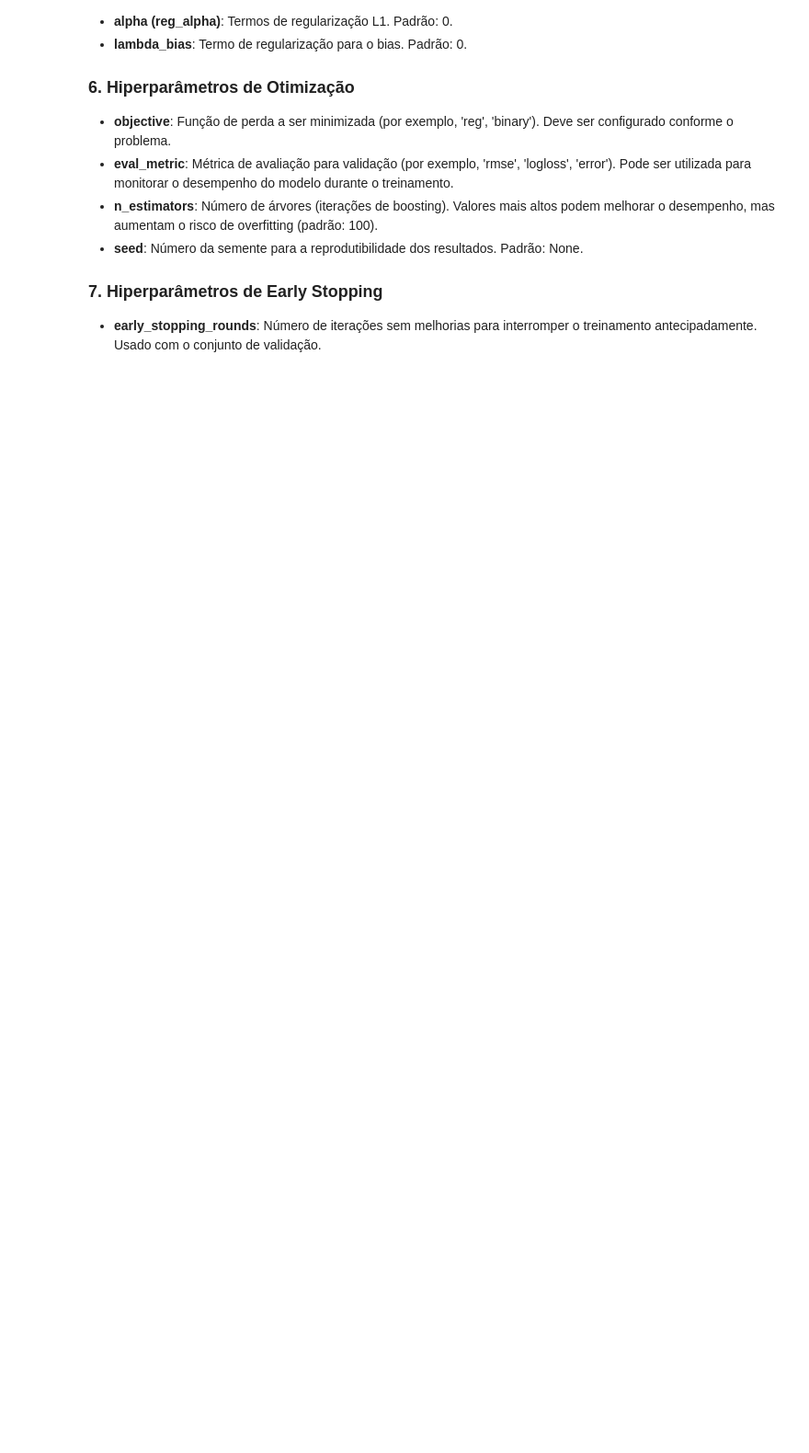
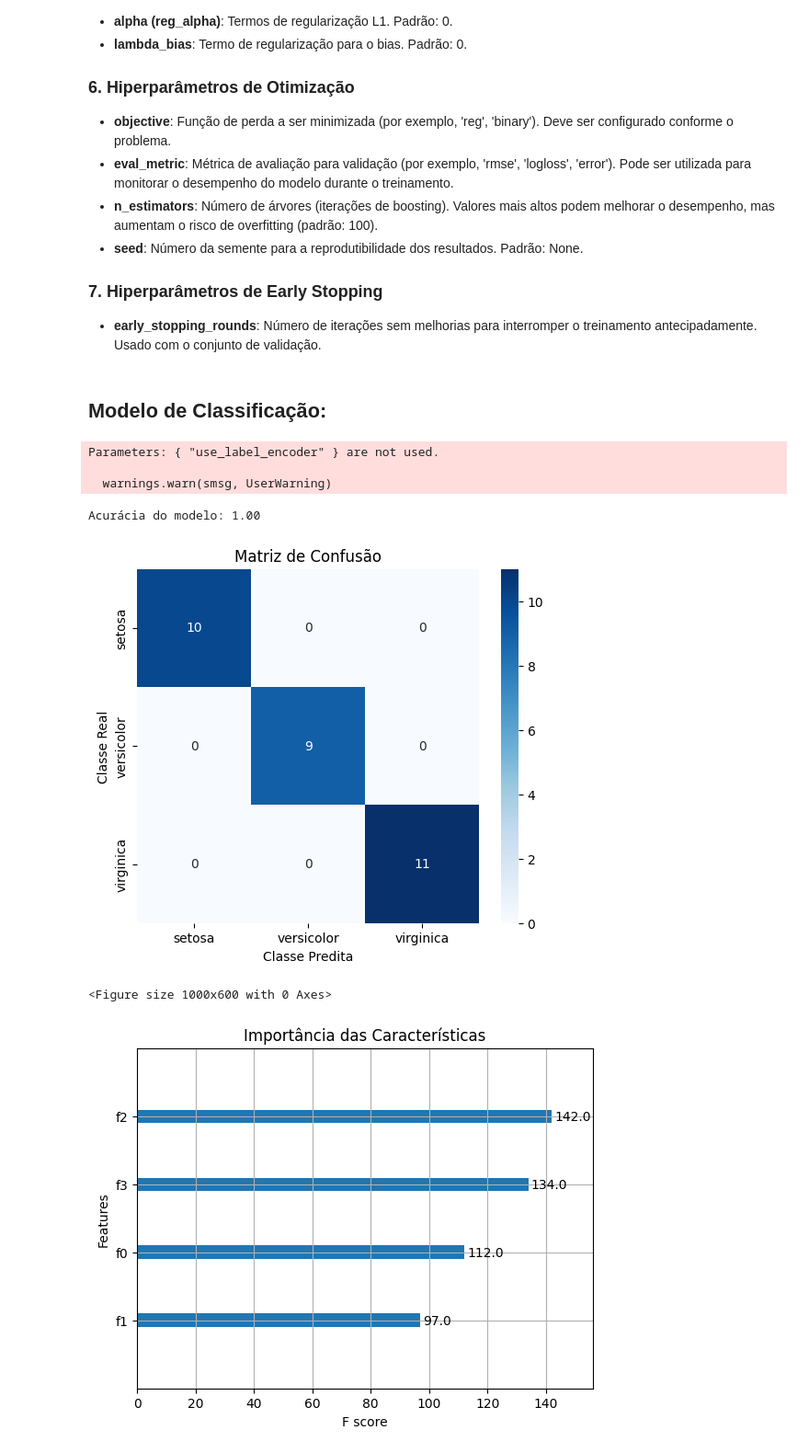
Before and after one commit to enzoschitini/machine-learning, a Jupyter notebook: XGBoost – Extreme Gradient Boosting/XGBoost – Extreme Gradient Boosting.ipynb, the cells around one changed output. Shown: that part at 92% size. Saved outputs shown, nothing was run; the diff lists cells and outputs as text; code cells hidden in the pictures; blank space fills up the shorter version.

```diff
--- a/XGBoost – Extreme Gradient Boosting/XGBoost – Extreme Gradient Boosting.ipynb
+++ b/XGBoost – Extreme Gradient Boosting/XGBoost – Extreme Gradient Boosting.ipynb
@@ -138,3 +138,69 @@ Os hiperparâmetros no XGBoost desempenham um papel crucial na determinação do
 ### 7. **Hiperparâmetros de Early Stopping**
 
 - **early_stopping_rounds**: Número de iterações sem melhorias para interromper o treinamento antecipadamente. Usado com o conjunto de validação.
+# %% [markdown]
+## Modelo de Classificação:
+# %%
+import xgboost as xgb
+import pandas as pd
+import numpy as np
+import matplotlib.pyplot as plt
+from sklearn.model_selection import train_test_split
+from sklearn.datasets import load_iris
+from sklearn.metrics import accuracy_score, confusion_matrix
+import seaborn as sns
+
+# Carregar o conjunto de dados Iris
+iris = load_iris()
+X = iris.data  # Features
+y = iris.target  # Labels
+
+# Dividir em treino e teste
+X_train, X_test, y_train, y_test = train_test_split(X, y, test_size=0.2, random_state=42)
+
+# Criar o modelo XGBoost
+model = xgb.XGBClassifier(objective='multi:softmax', num_class=3, use_label_encoder=False)
+
+# Treinar o modelo
+model.fit(X_train, y_train)
+
+# Fazer previsões no conjunto de teste
+y_pred = model.predict(X_test)
+
+# Avaliar a acurácia
+accuracy = accuracy_score(y_test, y_pred)
+print(f'Acurácia do modelo: {accuracy:.2f}')
+
+# Confusion Matrix
+conf_matrix = confusion_matrix(y_test, y_pred)
+
+# Plot da Confusion Matrix
+plt.figure(figsize=(6, 5))
+sns.heatmap(conf_matrix, annot=True, fmt='d', cmap='Blues', xticklabels=iris.target_names, yticklabels=iris.target_names)
+plt.title("Matriz de Confusão")
+plt.xlabel("Classe Predita")
+plt.ylabel("Classe Real")
+plt.show()
+
+# Gráfico de Importância das Características
+plt.figure(figsize=(10, 6))
+xgb.plot_importance(model, importance_type='weight', max_num_features=10, title="Importância das Características")
+plt.show()
+
+# Gráfico de Previsões
+plt.figure(figsize=(6, 6))
+plt.scatter(X_test[:, 0], X_test[:, 1], c=y_pred, cmap=plt.cm.Paired, marker='o', label="Previsões")
+plt.scatter(X_test[:, 0], X_test[:, 1], c=y_test, cmap=plt.cm.Paired, marker='x', label="Reais")
+plt.title("Previsões vs. Valores Reais")
+plt.xlabel('Comprimento da Sépala')
+plt.ylabel('Largura da Sépala')
+plt.legend()
+plt.show()
+# %% [output]
+Parameters: { "use_label_encoder" } are not used.
+
+  warnings.warn(smsg, UserWarning)
+Acurácia do modelo: 1.00
+[figure, added]
+<Figure size 1000x600 with 0 Axes>
+[figure, added]
```
Also changed, not shown: parts of 3 cells of this notebook.
